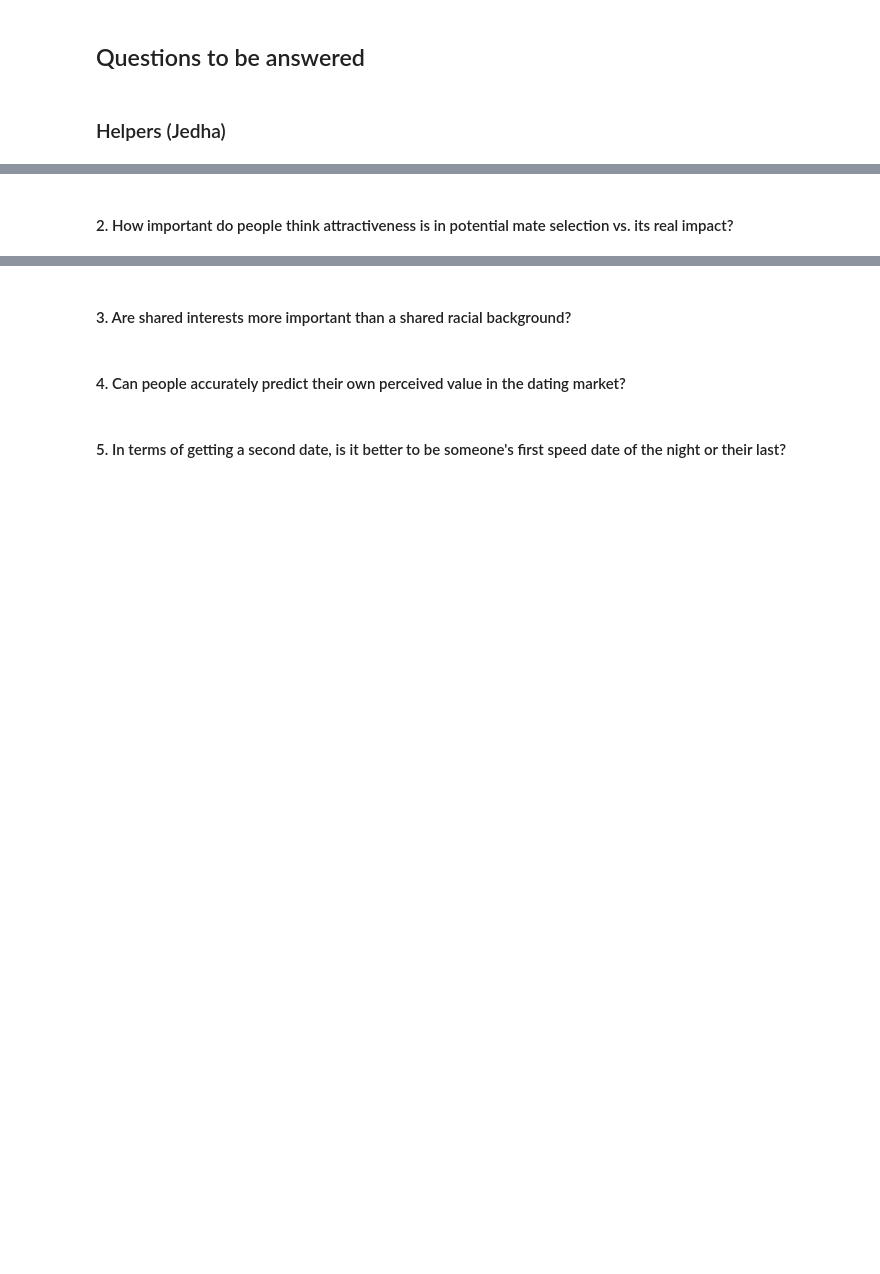
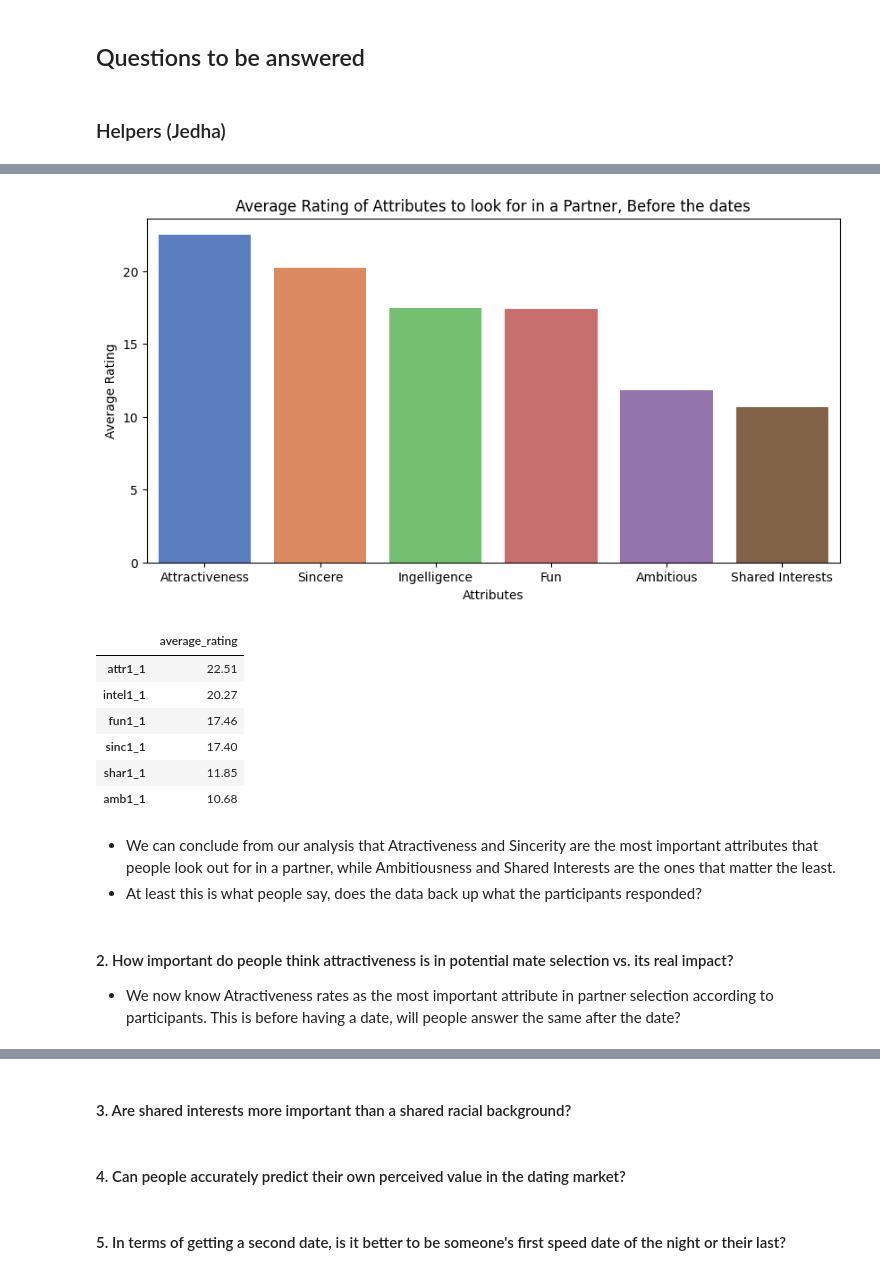
Before and after one commit to davidegc1/EDA_SpeedDating, a Jupyter notebook: Speed_dating.ipynb, the cells around one changed output, grey strips where cells are left out. Drawn from its saved outputs; the diff is of its cells as text; code cells hidden in the pictures; blank space fills up the shorter version.

```diff
--- a/Speed_dating.ipynb
+++ b/Speed_dating.ipynb
@@ -97,3 +187,4 @@ Percentage of variables with less than 33% missing values: 63.59 %
 # %%
+# user defined function to give percentage of value counts
 def value_counts(data, col):
-    return round(data[col].value_counts(1)*100, 2)
+    print("Percentage:", round(data[col].value_counts(1)*100, 2), "\nCount:", data[col].value_counts())
@@ -600,0 +609,8 @@ Name: proportion, dtype: float64
+# %%
+len_dict = {}
+for i in numbers:
+    length = len(df[df["career_c"]==i]["match"])
+    len_dict[i] = length
+
+length = pd.Series(len_dict)
+length
@@ -606,0 +684,3 @@ Name: proportion, dtype: float64
+# %%
+look_for = df[["attr1_1", "sinc1_1", "intel1_1", "fun1_1", "amb1_1", "shar1_1", "wave"]]
+look_for.head()
@@ -606,0 +723,15 @@ Name: proportion, dtype: float64
+# %%
+# create empty dictionary, then append average rating for every attribute
+empty_dict = {}
+
+for i in look_for.columns:
+  empty_dict[i] = look_for[i].mean().round(2)
+
+# convert to dataframe
+average_attributes = pd.DataFrame.from_dict(empty_dict, orient="index")
+# change column name
+average_attributes.rename(columns={0:"average_rating"}, inplace=True)
+# drop wave number
+average_attributes.drop(["wave"], inplace=True)
+# show
+average_attributes
@@ -607,2 +746,31 @@ Name: proportion, dtype: float64
+# %%
+# barplot to represent average of attributes
+attributes_list = ["Attractiveness", "Sincere", "Ingelligence", "Fun", "Ambitious", "Shared Interests"]
+
+plt.figure(figsize=(10,5))
+sns.barplot(data=average_attributes.sort_values(by="average_rating", ascending=False),
+            x=attributes_list,
+            y="average_rating",
+            palette="muted")
+
+plt.title("Average Rating of Attributes to look for in a Partner, Before the dates")
+plt.xlabel("Attributes")
+plt.ylabel("Average Rating")
+plt.show()
+
+display(average_attributes.sort_values(by="average_rating", ascending=False))
+# %% [output]
+[figure, added]
+|  | average_rating |
+| attr1_1 | 22.51 |
+| intel1_1 | 20.27 |
+| fun1_1 | 17.46 |
+| sinc1_1 | 17.40 |
+| shar1_1 | 11.85 |
+| amb1_1 | 10.68 |
+# %% [markdown]
+- We can conclude from our analysis that Atractiveness and Sincerity are the most important attributes that people look out for in a partner, while Ambitiousness and Shared Interests are the ones that matter the least.
+- At least this is what people say, does the data back up what the participants responded?
 # %% [markdown]
 #### 2. How important do people think attractiveness is in potential mate selection vs. its real impact?
+- We now know Atractiveness rates as the most important attribute in partner selection according to participants. This is before having a date, will people answer the same after the date?
```
Also changed, not shown: parts of 164 cells of this notebook, 3 other files.
